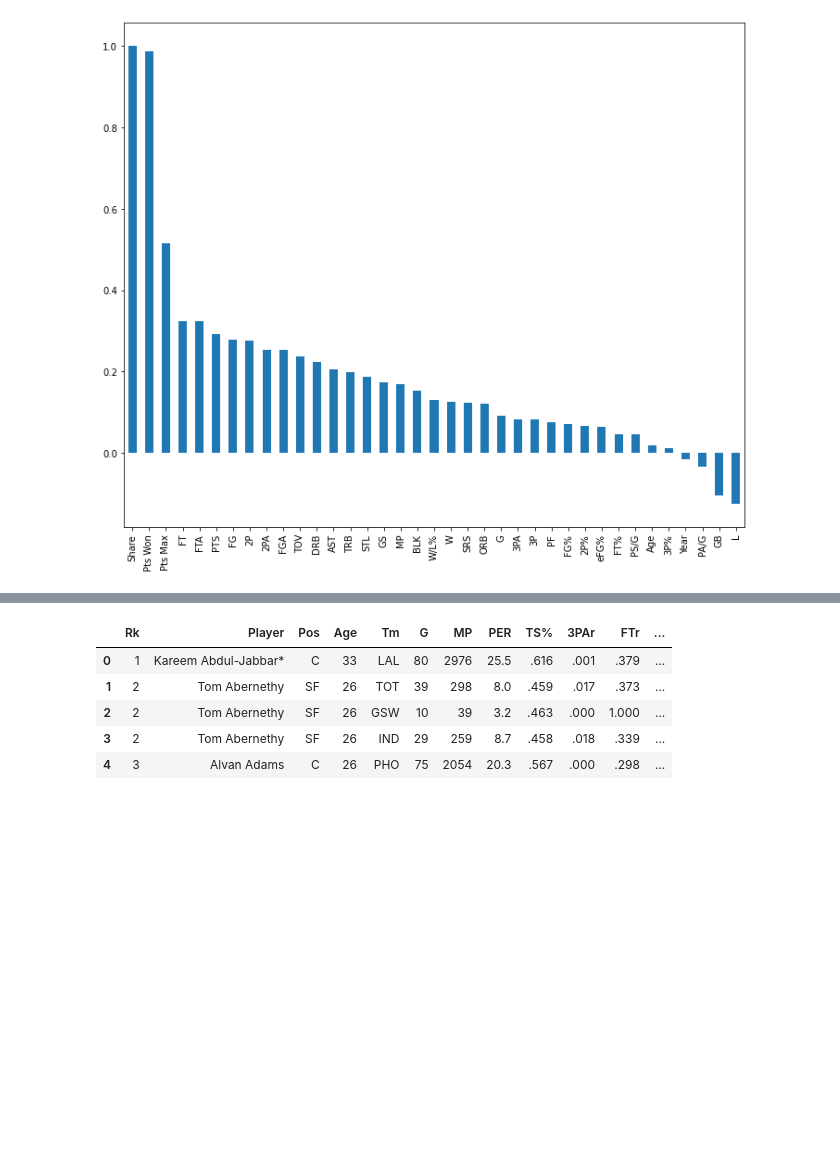
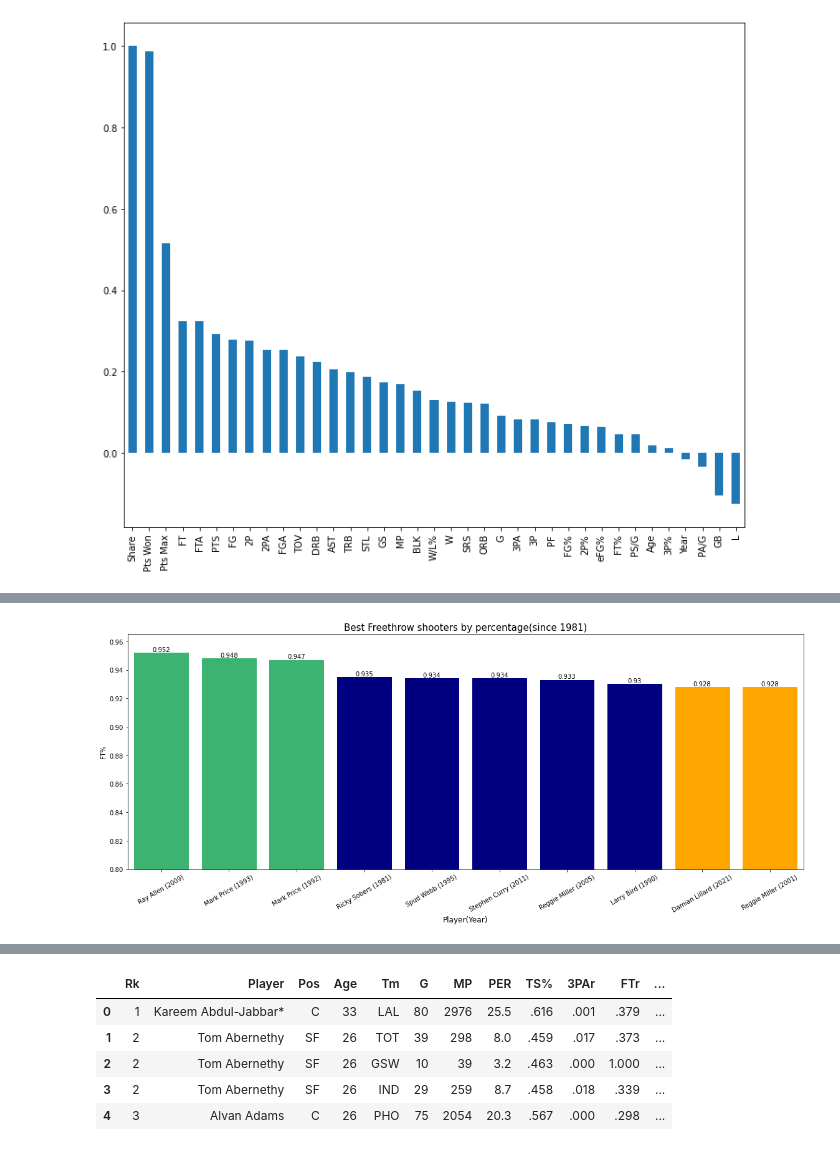
Before and after one commit to dcast822/NBA_analysis, a Jupyter notebook: 02_data_cleaning.ipynb, the cells around one changed output, grey strips where cells are left out. Saved outputs shown, nothing was run; the diff lists cells and outputs as text; code cells hidden in the pictures; blank space fills up the shorter version.

```diff
--- a/02_data_cleaning.ipynb
+++ b/02_data_cleaning.ipynb
@@ -550,0 +652,21 @@ all_stats.corr()["Share"].sort_values(ascending = False).plot.bar();
+# %%
+highest_ft_shooters = all_stats[(all_stats['G']> 65.0) & (all_stats['AST']> 3)].sort_values(by ="FT%", ascending = False)[:10]
+# %%
+plt.figure(figsize = (16,7))
+plt.title("Best Freethrow shooters by percentage(since 1981)", fontsize = 15)
+plt.xlabel("Players", fontsize = 12)
+plt.xticks(rotation = 30)
+plt.ylim(.8,.965)
+ax_3 = sns.barplot(data = highest_ft_shooters,x='Player(Year)',y = 'FT%')
+for i in ax_3.containers:
+    ax_3.bar_label(i, label_type= 'edge')
+for bar in ax_3.patches:
+    if bar.get_height()>.94:
+        bar.set_color('mediumseagreen')
+    elif bar.get_height()>=.93:
+        bar.set_color('navy')
+    else:
+        bar.set_color('orange')
+plt.tight_layout();
+# %% [output]
+[figure, added]
```
Also changed, not shown: parts of 20 cells of this notebook, 2 other files.
